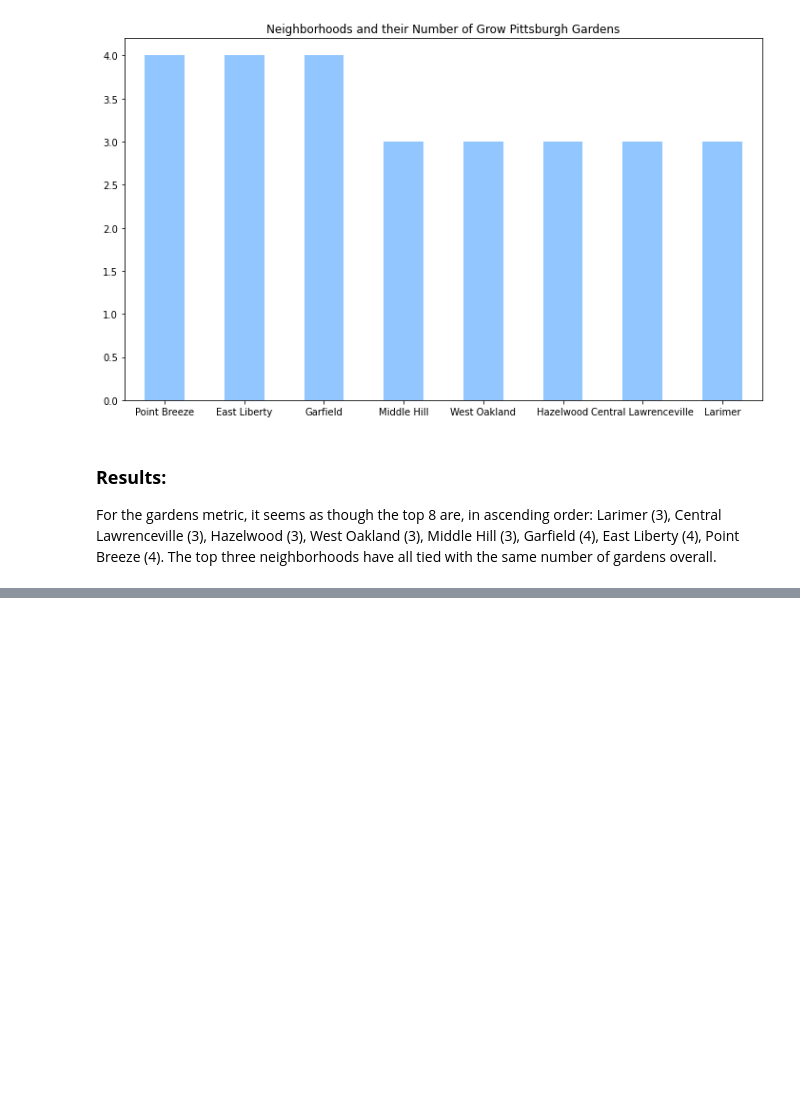
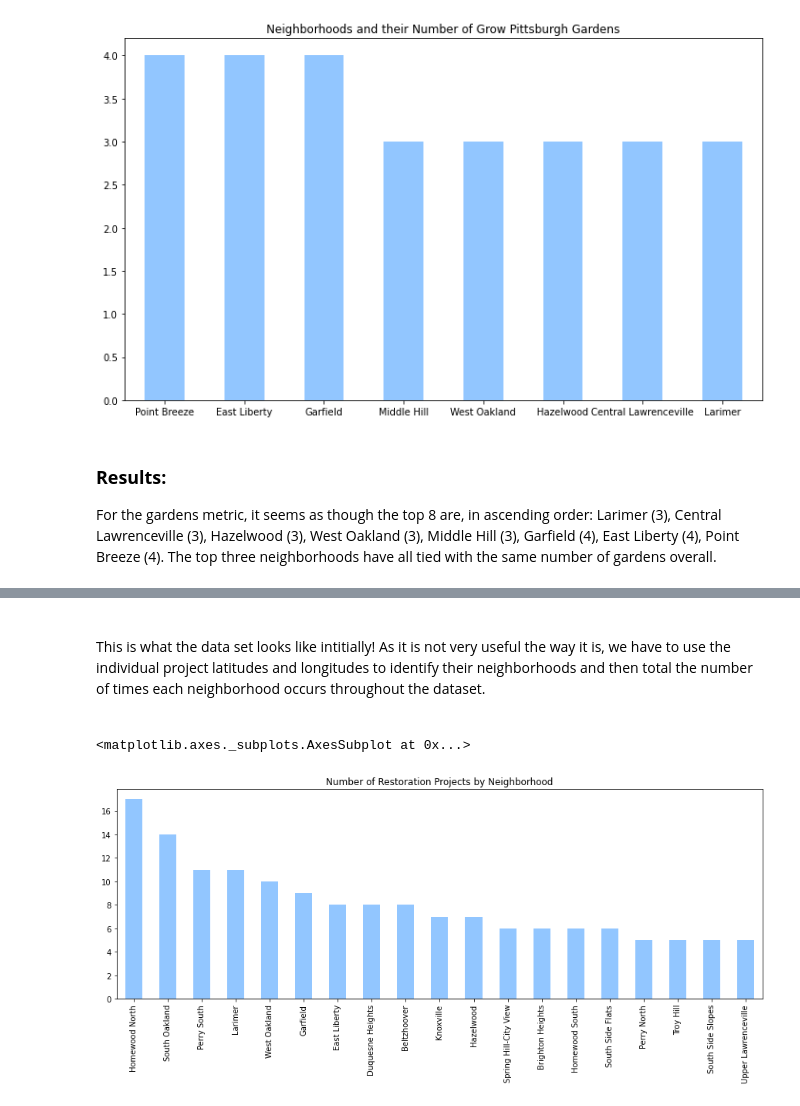
Before and after one commit to riv1ere/Final-Project, a Jupyter notebook: Joint-Notebook.ipynb, the cells around one changed output, grey strips where cells are left out. Saved outputs shown, nothing was run; the diff lists cells and outputs as text; code cells hidden in the pictures; blank space fills up the shorter version.

```diff
--- a/Joint-Notebook.ipynb
+++ b/Joint-Notebook.ipynb
@@ -68,0 +96,22 @@ For the gardens metric, it seems as though the top 8 are, in ascending order: La
+# %% [markdown]
+<br>
+This is what the data set looks like intitially! As it is not very useful the way it is, we have to use the individual project latitudes and longitudes to identify their neighborhoods and then total the number of times each neighborhood occurs throughout the dataset.
+<br>
+<br>
+# %%
+file = pd.read_csv("Datasets/lotstolove.csv")
+file = file.sort_values(by=["entry_id"], ascending=True)
+
+data = []
+
+for index, row in file.iterrows():
+    lat = row["latitude"]
+    lon = row["longitude"]
+    data.append(fpsnippets.geo_to_neighborhood(lat, lon))
+
+latlongraph = pd.DataFrame(data, columns = ["neighborhood"])
+graph = latlongraph["neighborhood"].value_counts().head(19)
+graph.plot(kind = "bar", title = "Number of Restoration Projects by Neighborhood", figsize = (15, 5))
+# %% [output]
+<matplotlib.axes._subplots.AxesSubplot at 0x...>
+[figure, added]
```
Also changed, not shown: parts of 4 cells of this notebook.
